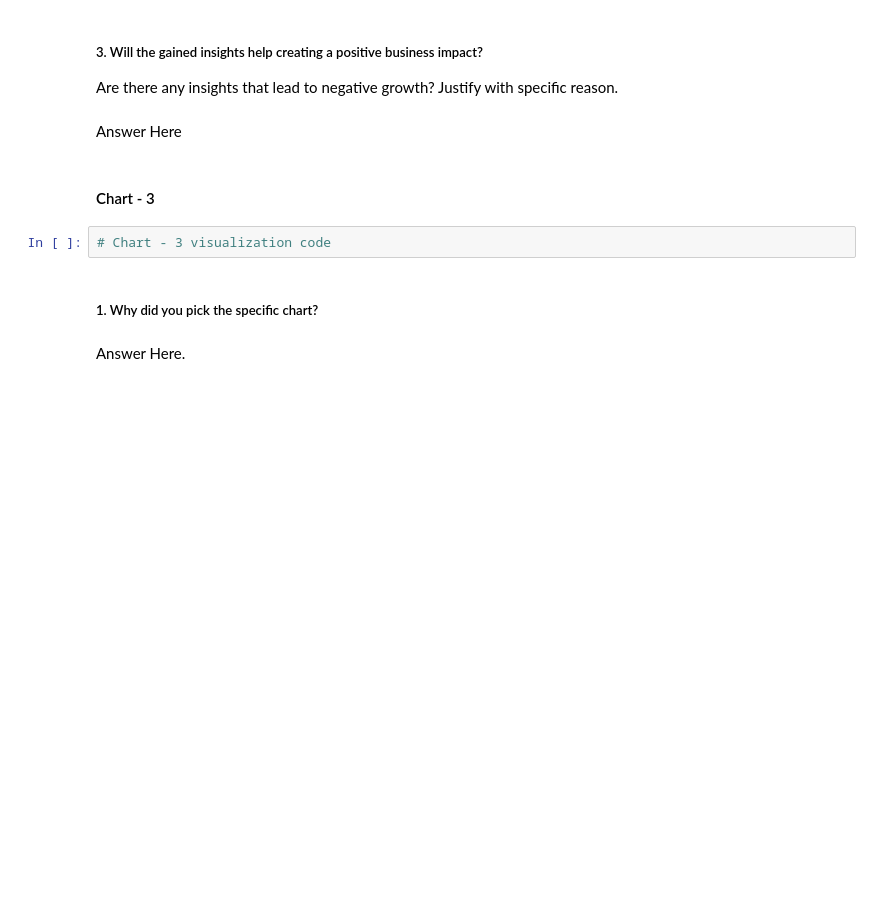
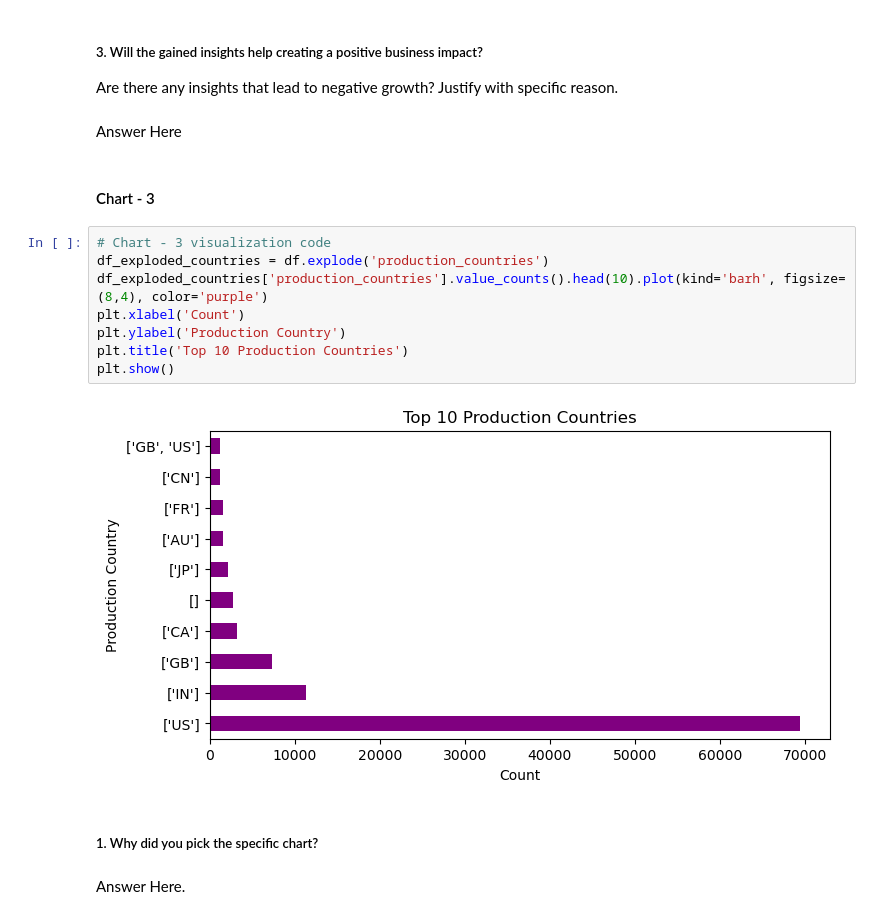
Before and after one commit to apurbaaaa/Amazon-EDA, a Jupyter notebook: Sample_EDA_Submission_Template.ipynb, the cells around one changed output. Cells and saved outputs as stored; diff of their text form; blank space fills up the shorter version.

```diff
--- a/Sample_EDA_Submission_Template.ipynb
+++ b/Sample_EDA_Submission_Template.ipynb
@@ -422,8 +496,16 @@ Are there any insights that lead to negative growth? Justify with specific reaso
 Answer Here
 # %% [markdown]
 #### Chart - 3
-# %%
-# Chart - 3 visualization code
+# %%
+# Chart - 3 visualization code
+df_exploded_countries = df.explode('production_countries')
+df_exploded_countries['production_countries'].value_counts().head(10).plot(kind='barh', figsize=(8,4), color='purple')
+plt.xlabel('Count')
+plt.ylabel('Production Country')
+plt.title('Top 10 Production Countries')
+plt.show()
+# %% [output]
+[figure, added]
 # %% [markdown]
 ##### 1. Why did you pick the specific chart?
 # %% [markdown]
```
Also changed, not shown: parts of 39 cells of this notebook.
